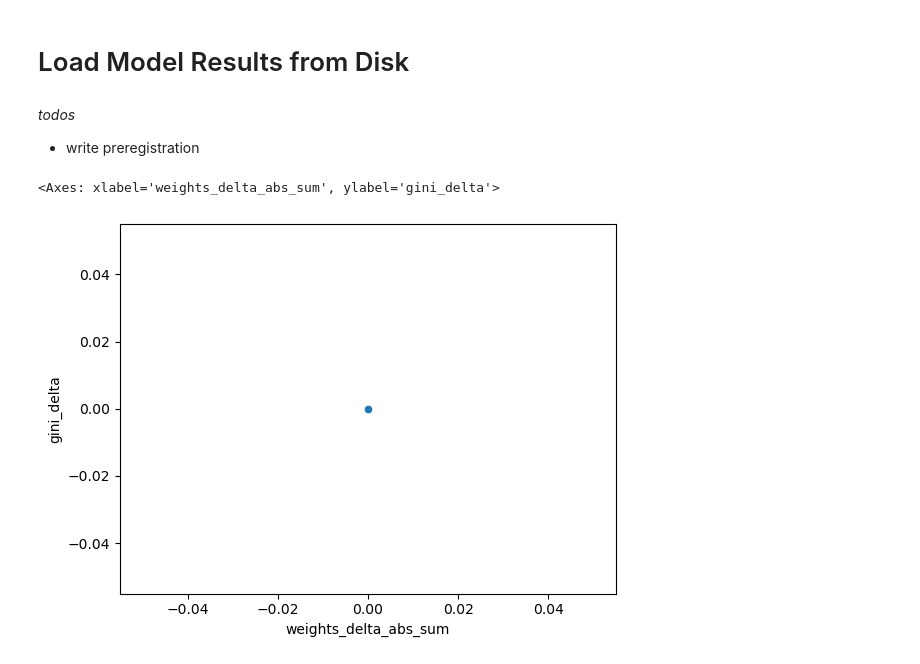
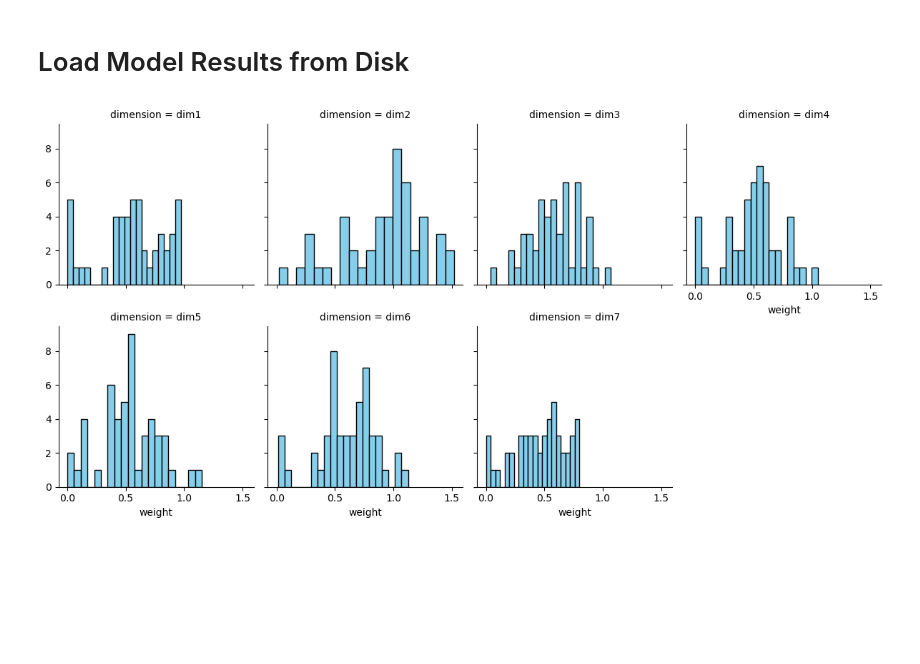
Before and after one commit to MirkoTh/semantic-representations-ID, a Jupyter notebook: analyze-combined-data-model.ipynb, the cells around one changed output. Cells and saved outputs as stored; diff of their text form; code cells hidden in the pictures; blank space fills up the shorter version.

```diff
--- a/analyze-combined-data-model.ipynb
+++ b/analyze-combined-data-model.ipynb
@@ -35,3 +54,12 @@ l_results = ut.load_ID_lowdim(
+# %%
+# reorder dimensions in the two halves according to the max. similar result
+partial_reorder = partial(ut.reorder_dimensions, l_results_splithalf)
+l_max_sims = list(map(partial_reorder, l_embed_dim))
+# %%
+# extract idxs from seeds with maximally similar embedding dimensions
+range_dims = range(7,8)
+dict_idxs_use = ut.max_sim_dimensions_per_ndim(l_max_sims, range_dims, plus_val=7)
+dict_idxs_list_use = ut.max_sim_results_per_ndim(dict_idxs_use, l_max_sims, range_dims, min_val = 7)
 # %%
 # Load Relevant IDs for correlational analyses
 if is_testcase:
@@ -41,11 +69,15 @@ elif not is_testcase:
 # %%
 l_pids_model = list(df_pids["participant_id_model"])
 l_pids_new = list(df_pids["participant_id_new"])
+# %%
+idx_full = 0
+idx_h1 = dict_idxs_list_use[7][0]
+idx_h2 = dict_idxs_list_use[7][1]
 # %%
 # replace 0 by 1 and 2
-df_dim_weights = ut.extract_dim_weight_results(l_results, 0, l_embed_dim[0], l_pids_model, l_pids_new)
-df_dim_weights_h1 = ut.extract_dim_weight_results(l_results, 0, l_embed_dim[0], l_pids_model, l_pids_new)
-df_dim_weights_h2 = ut.extract_dim_weight_results(l_results, 0, l_embed_dim[0], l_pids_model, l_pids_new)
+df_dim_weights = ut.extract_dim_weight_results(l_results_full, idx_full, l_embed_dim[0], l_pids_model, l_pids_new)
+df_dim_weights_h1 = ut.extract_dim_weight_results(l_results_splithalf, idx_h1, l_embed_dim[0], l_pids_model, l_pids_new)
+df_dim_weights_h2 = ut.extract_dim_weight_results(l_results_splithalf, idx_h2, l_embed_dim[0], l_pids_model, l_pids_new)
 df_dim_weights, colnames_dim_weights = ut.rename_dim_weight_cols(df_dim_weights, l_embed_dim[0])
 df_dim_weights_h1, _ = ut.rename_dim_weight_cols(df_dim_weights_h1, l_embed_dim[0])
 df_dim_weights_h2, _ = ut.rename_dim_weight_cols(df_dim_weights_h2, l_embed_dim[0])
@@ -109,9 +142,6 @@ df_ooo_qs = df_dim_weights.merge(df_qs_num, how="left", left_on="participant_id_
 df_ooo_qs.rename(columns={"participant_id_new":"pid"}, inplace=True)
 df_dim_weights_h1.rename(columns={"participant_id_new":"pid"}, inplace=True)
 df_dim_weights_h2.rename(columns={"participant_id_new":"pid"}, inplace=True)
-# %% [markdown]
-*todos*
-- write preregistration
 # %%
 # absolute sum of deltas of dimensional weights between halves
 df_both_halves = pd.merge(df_dim_weights_h1, df_dim_weights_h2, how="left", on="pid", suffixes=["_h1", "_h2"])
@@ -131,8 +161,9 @@ df_gini_all, icc_ginis = ut.gini_of_halves(df_both_halves, ginis, colnames_dim_w
 
 # and merge ginis again with omnibus df
 df_ooo_qs = pd.merge(df_ooo_qs, df_gini_all, how="left", on="pid")
-# %%
-_ = sns.scatterplot(data=df_ooo_qs, x="weights_delta_abs_sum", y="gini_delta")
-# %% [output]
-<Axes: xlabel='weights_delta_abs_sum', ylabel='gini_delta'>
-[figure, removed]
+# %%
+df_dims_long = df_ooo_qs[["pid"] + colnames_dim_weights].melt(id_vars="pid", var_name="dimension", value_name="weight")
+g = sns.FacetGrid(data=df_dims_long, col="dimension", col_wrap=4)
+_ = g.map(plt.hist, "weight", bins=20, color="skyblue", edgecolor="black")
+# %% [output]
+[figure, added]
```
Also changed, not shown: parts of 31 cells of this notebook.
